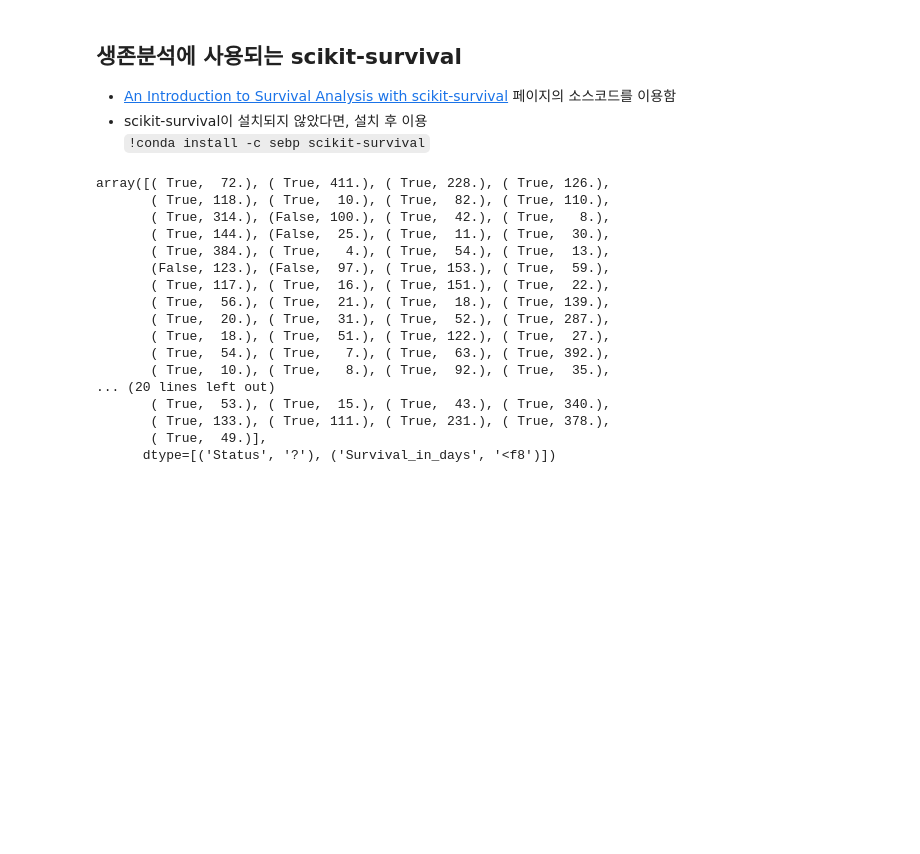
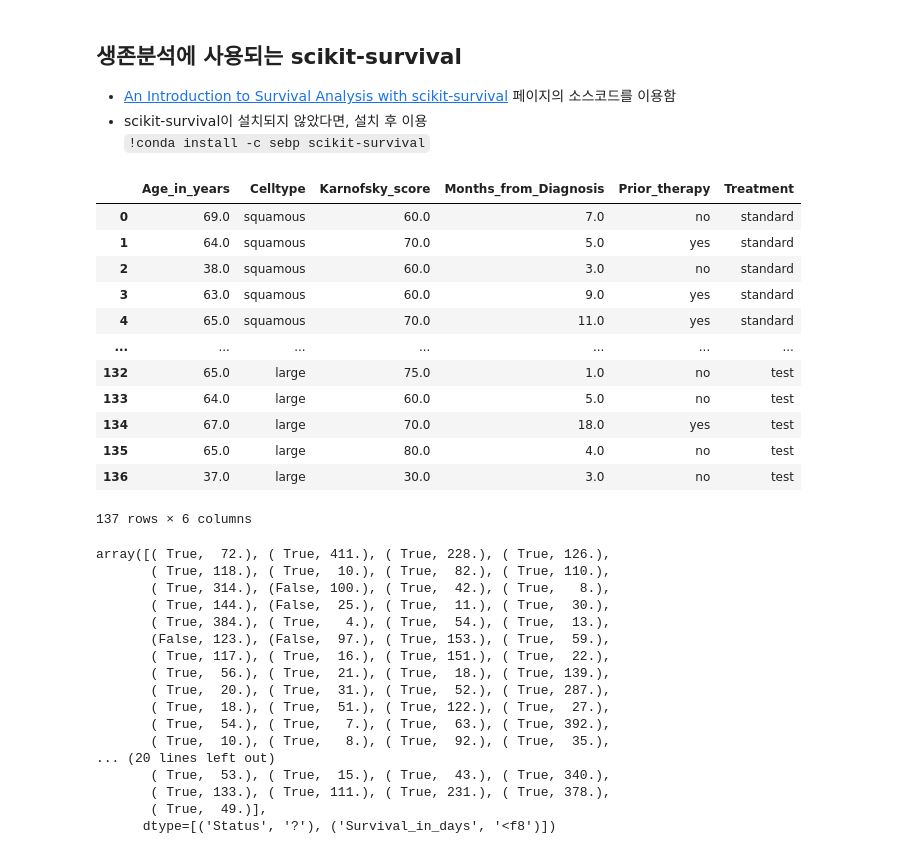
Before and after one commit to DonginJeon/Chunjae_edu, a Jupyter notebook: 04_Model_Evaluation/Survival/scikit-survival_ex.ipynb, the cells around one changed output. Saved outputs shown, nothing was run; the diff lists cells and outputs as text; code cells hidden in the pictures; blank space fills up the shorter version.

```diff
--- a/04_Model_Evaluation/Survival/scikit-survival_ex.ipynb
+++ b/04_Model_Evaluation/Survival/scikit-survival_ex.ipynb
@@ -6,6 +6,22 @@
 # %%
 # 폐암환자 데이터 불러오기. 데이터 설명은 http://lib.stat.cmu.edu/datasets/veteran 참고
 from sksurv.datasets import load_veterans_lung_cancer
+# %%
+data_x
+# %% [output]
+|  | Age_in_years | Celltype | Karnofsky_score | Months_from_Diagnosis | Prior_therapy | Treatment |
+| 0 | 69.0 | squamous | 60.0 | 7.0 | no | standard |
+| 1 | 64.0 | squamous | 70.0 | 5.0 | yes | standard |
+| 2 | 38.0 | squamous | 60.0 | 3.0 | no | standard |
+| 3 | 63.0 | squamous | 60.0 | 9.0 | yes | standard |
+| 4 | 65.0 | squamous | 70.0 | 11.0 | yes | standard |
+| ... | ... | ... | ... | ... | ... | ... |
+| 132 | 65.0 | large | 75.0 | 1.0 | no | test |
+| 133 | 64.0 | large | 60.0 | 5.0 | no | test |
+| 134 | 67.0 | large | 70.0 | 18.0 | yes | test |
+| 135 | 65.0 | large | 80.0 | 4.0 | no | test |
+| 136 | 37.0 | large | 30.0 | 3.0 | no | test |
+137 rows × 6 columns
 # %%
 data_x, data_y = load_veterans_lung_cancer()
 data_y
```
Also changed, not shown: parts of 1 cell of this notebook, 11 other files.
